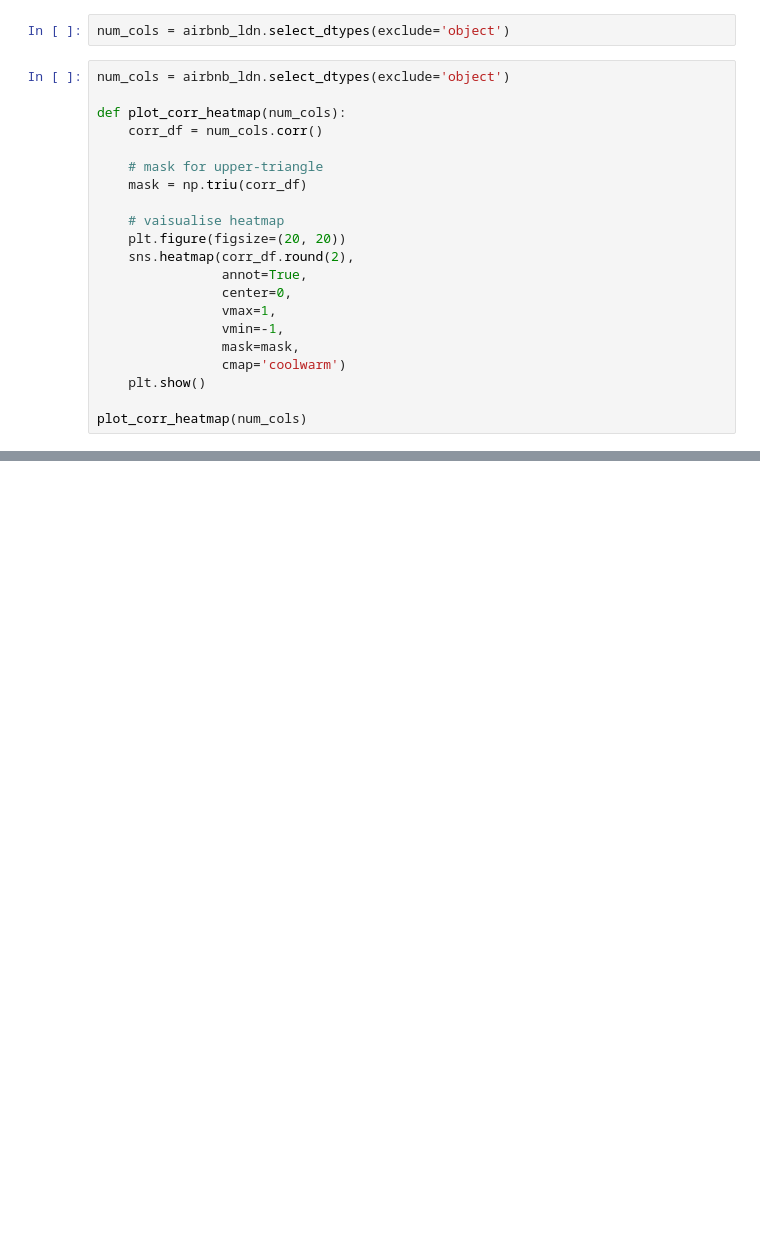
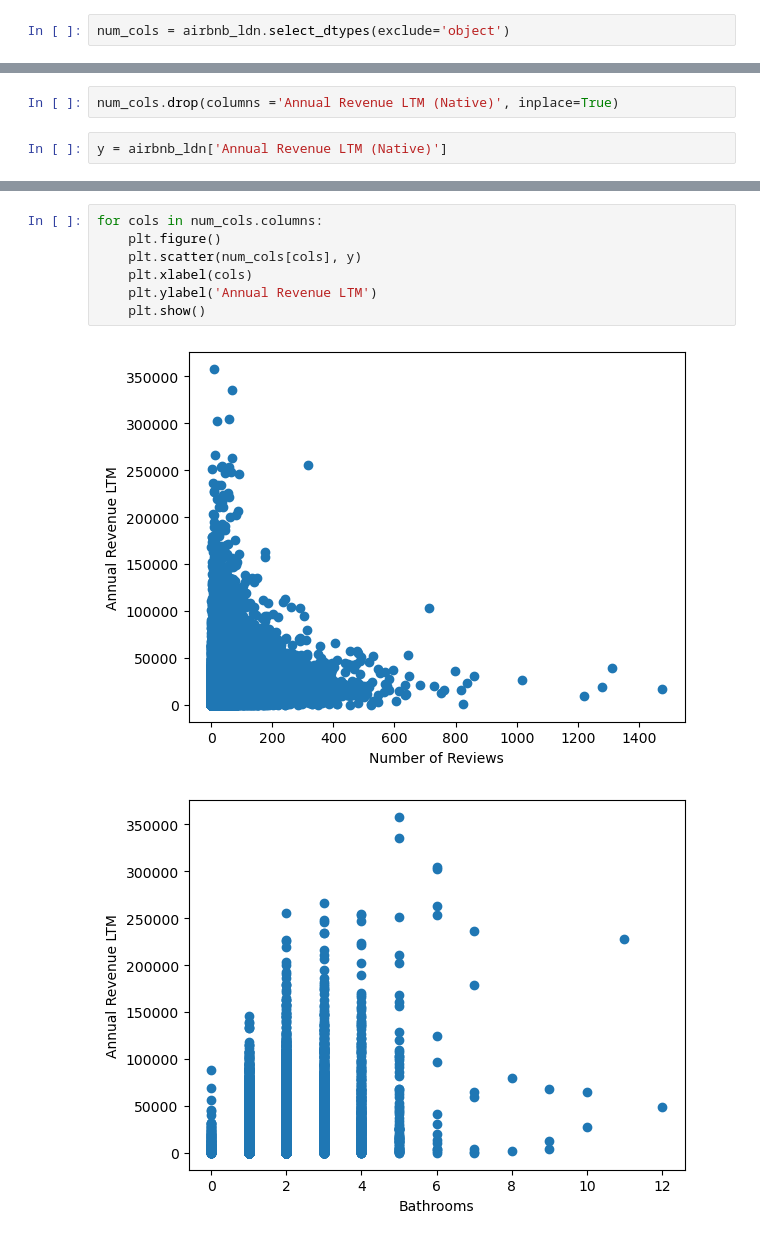
Before and after one commit to BMedlam/Accounting-For-Taste, a Jupyter notebook: EDA - Capstone.ipynb, the cells around one changed output, grey strips where cells are left out. Saved outputs shown, nothing was run; the diff lists cells and outputs as text; blank space fills up the shorter version.

```diff
--- a/EDA - Capstone.ipynb
+++ b/EDA - Capstone.ipynb
@@ -879,24 +879,3 @@ Over a third (34.64%), have an occcupancy rate of 90% or more.
 As the occupancy rate on average is high, with a left-skewed distribution, the correlation between the occupany rate and Annual Revenue is not significant. As most properties have a high revenue regardless, the amount of daily rent charged and subsequent Annual Revnue, is not massively effected by a the occupancy rate. Looking at the scatter graph, the properties that make have the highest Annual income for their respectivie occupancy Rate (LTM) do show some positive trend, but the large quantity of properties that seem to make very little, regardless of their occupancy rate, reduce the overall correlations.
 # %%
 num_cols = airbnb_ldn.select_dtypes(exclude='object')
-# %%
-num_cols = airbnb_ldn.select_dtypes(exclude='object')
-
-def plot_corr_heatmap(num_cols):
-    corr_df = num_cols.corr()
-
-    # mask for upper-triangle
-    mask = np.triu(corr_df)
-
-    # vaisualise heatmap
-    plt.figure(figsize=(20, 20))
-    sns.heatmap(corr_df.round(2),
-                annot=True,
-                center=0,
-                vmax=1,
-                vmin=-1,
-                mask=mask,
-                cmap='coolwarm')
-    plt.show()
-
-plot_corr_heatmap(num_cols)
@@ -904,0 +882,4 @@ plot_corr_heatmap(num_cols)
+# %%
+num_cols.drop(columns ='Annual Revenue LTM (Native)', inplace=True)
+# %%
+y = airbnb_ldn['Annual Revenue LTM (Native)']
@@ -904,0 +901,10 @@ plot_corr_heatmap(num_cols)
+# %%
+for cols in num_cols.columns:
+    plt.figure()
+    plt.scatter(num_cols[cols], y)
+    plt.xlabel(cols)
+    plt.ylabel('Annual Revenue LTM')
+    plt.show()
+# %% [output]
+[figure, added]
+[figure, added]
```
Also changed, not shown: parts of 3 cells of this notebook, 2 other files.
